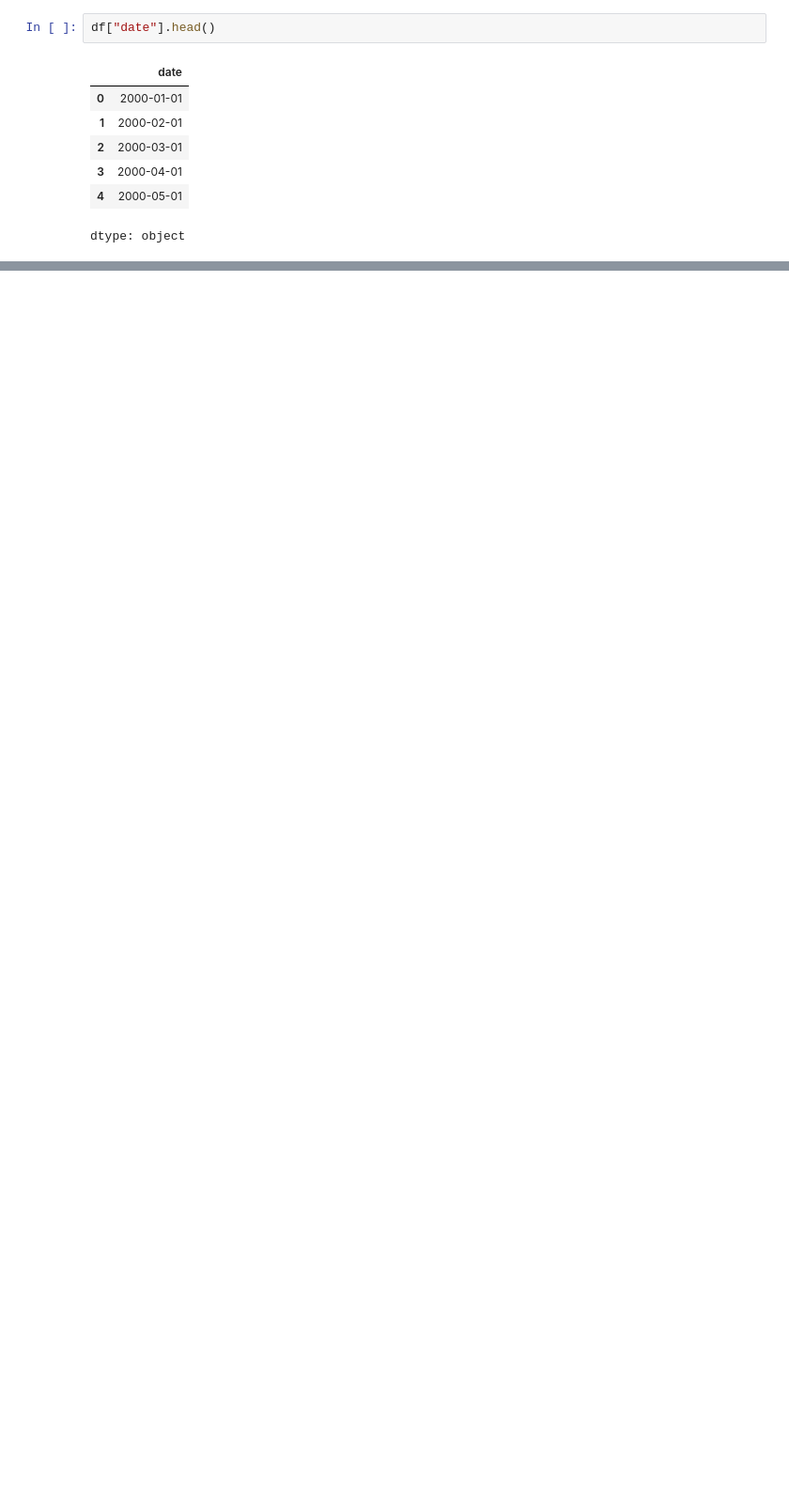
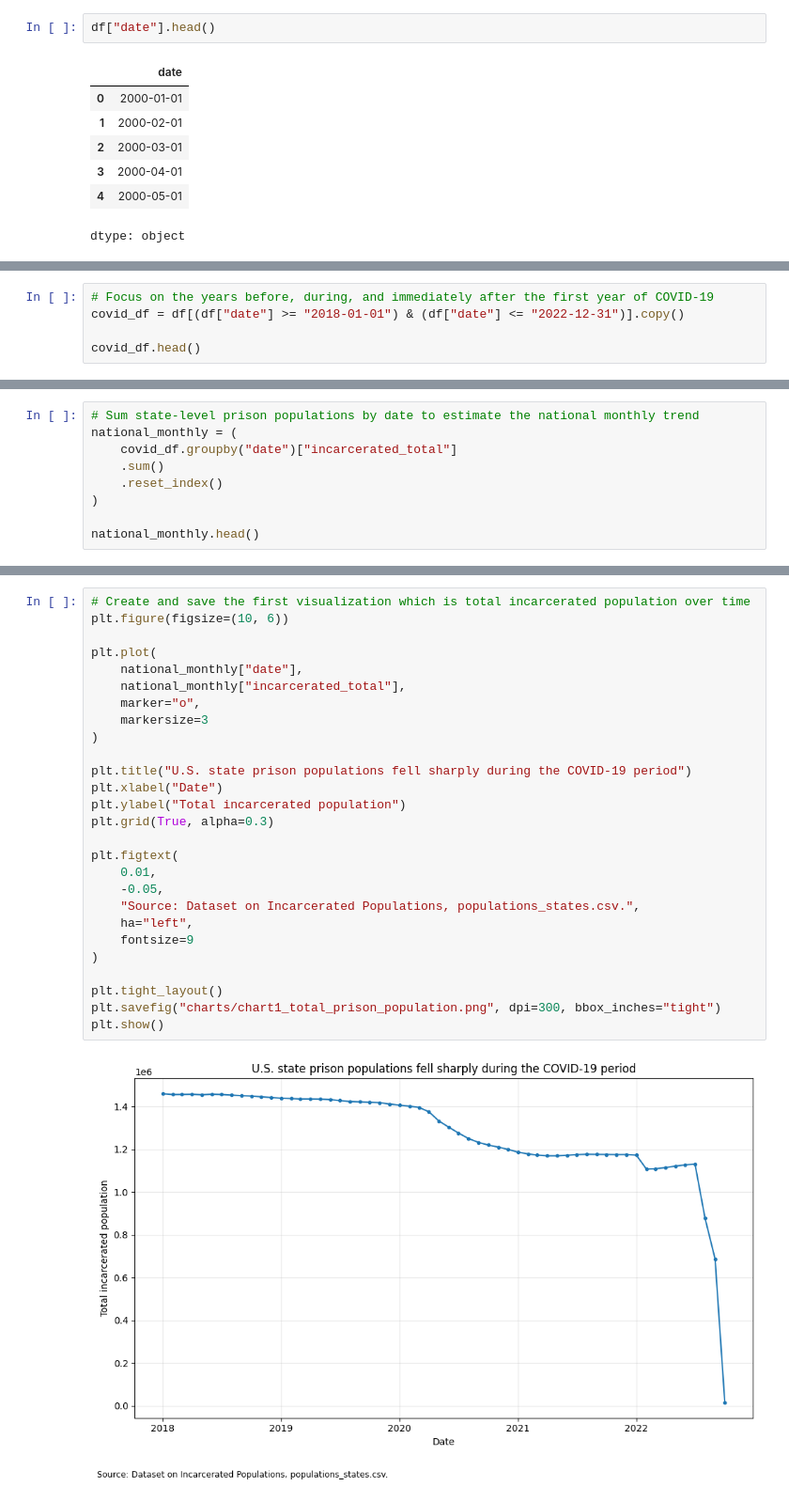
Before and after one commit to diyajain13/covid-prison-population-data-story, a Jupyter notebook: analysis.ipynb, the cells around one changed output, grey strips where cells are left out. Shown at 94% size. Cells and saved outputs as stored; diff of their text form; blank space fills up the shorter version.

```diff
--- a/analysis.ipynb
+++ b/analysis.ipynb
@@ -86,0 +100,5 @@ Path("charts").mkdir(exist_ok=True)
+# %%
+# Focus on the years before, during, and immediately after the first year of COVID-19
+covid_df = df[(df["date"] >= "2018-01-01") & (df["date"] <= "2022-12-31")].copy()
+
+covid_df.head()
@@ -86,0 +112,9 @@ Path("charts").mkdir(exist_ok=True)
+# %%
+# Sum state-level prison populations by date to estimate the national monthly trend
+national_monthly = (
+    covid_df.groupby("date")["incarcerated_total"]
+    .sum()
+    .reset_index()
+)
+
+national_monthly.head()
@@ -86,0 +132,29 @@ Path("charts").mkdir(exist_ok=True)
+# %%
+# Create and save the first visualization which is total incarcerated population over time
+plt.figure(figsize=(10, 6))
+
+plt.plot(
+    national_monthly["date"],
+    national_monthly["incarcerated_total"],
+    marker="o",
+    markersize=3
+)
+
+plt.title("U.S. state prison populations fell sharply during the COVID-19 period")
+plt.xlabel("Date")
+plt.ylabel("Total incarcerated population")
+plt.grid(True, alpha=0.3)
+
+plt.figtext(
+    0.01,
+    -0.05,
+    "Source: Dataset on Incarcerated Populations, populations_states.csv.",
+    ha="left",
+    fontsize=9
+)
+
+plt.tight_layout()
+plt.savefig("charts/chart1_total_prison_population.png", dpi=300, bbox_inches="tight")
+plt.show()
+# %% [output]
+[figure, added]
```
Also changed, not shown: parts of 17 cells of this notebook.
